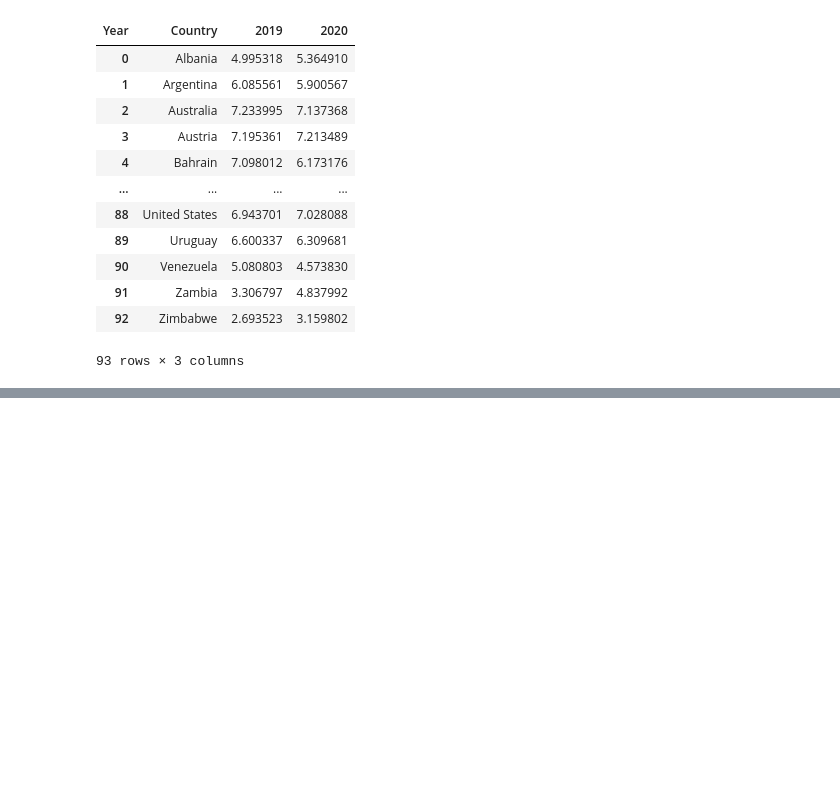
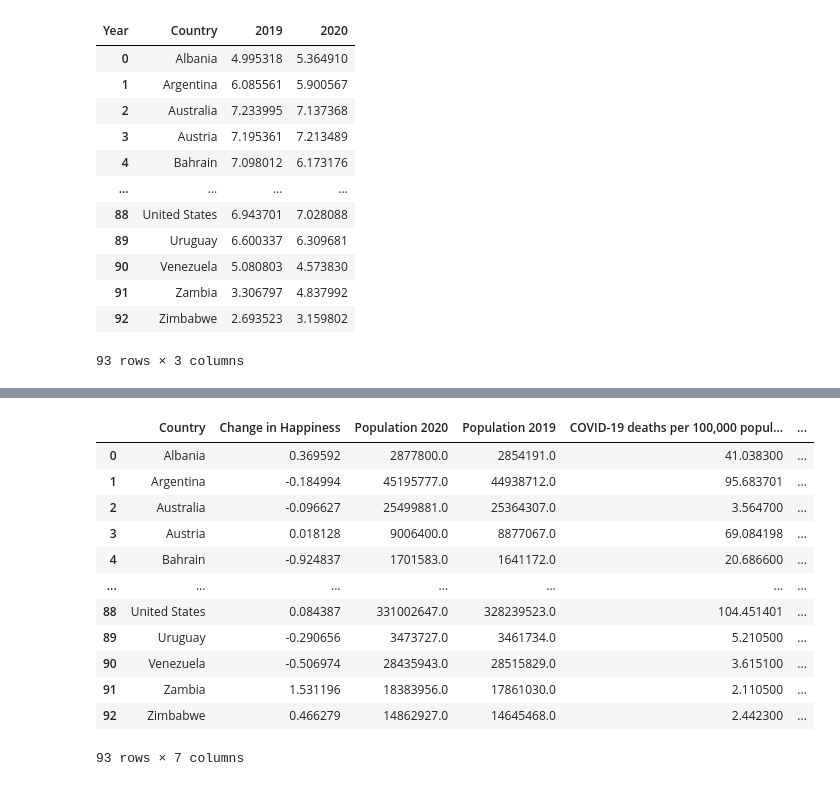
Before and after one commit to wjpang/World-Happiness-Dashboard, a Jupyter notebook: data_cleanup.ipynb, the cells around one changed output, grey strips where cells are left out. Cells and saved outputs as stored; diff of their text form; code cells hidden in the pictures; blank space fills up the shorter version.

```diff
--- a/data_cleanup.ipynb
+++ b/data_cleanup.ipynb
@@ -196,0 +293,17 @@ Error: Kernel is dead
+# %%
+whrcovid = pandas.merge(whr19_20, mortality, how="outer", on="Country")
+whrcovid
+# %% [output]
+|  | Country | Change in Happiness | Population 2020 | Population 2019 | COVID-19 deaths per 100,000 popul... | ... |
+| 0 | Albania | 0.369592 | 2877800.0 | 2854191.0 | 41.038300 | ... |
+| 1 | Argentina | -0.184994 | 45195777.0 | 44938712.0 | 95.683701 | ... |
+| 2 | Australia | -0.096627 | 25499881.0 | 25364307.0 | 3.564700 | ... |
+| 3 | Austria | 0.018128 | 9006400.0 | 8877067.0 | 69.084198 | ... |
+| 4 | Bahrain | -0.924837 | 1701583.0 | 1641172.0 | 20.686600 | ... |
+| ... | ... | ... | ... | ... | ... | ... |
+| 88 | United States | 0.084387 | 331002647.0 | 328239523.0 | 104.451401 | ... |
+| 89 | Uruguay | -0.290656 | 3473727.0 | 3461734.0 | 5.210500 | ... |
+| 90 | Venezuela | -0.506974 | 28435943.0 | 28515829.0 | 3.615100 | ... |
+| 91 | Zambia | 1.531196 | 18383956.0 | 17861030.0 | 2.110500 | ... |
+| 92 | Zimbabwe | 0.466279 | 14862927.0 | 14645468.0 | 2.442300 | ... |
+93 rows × 7 columns
```
Also changed, not shown: parts of 9 cells of this notebook, 1 other file.
